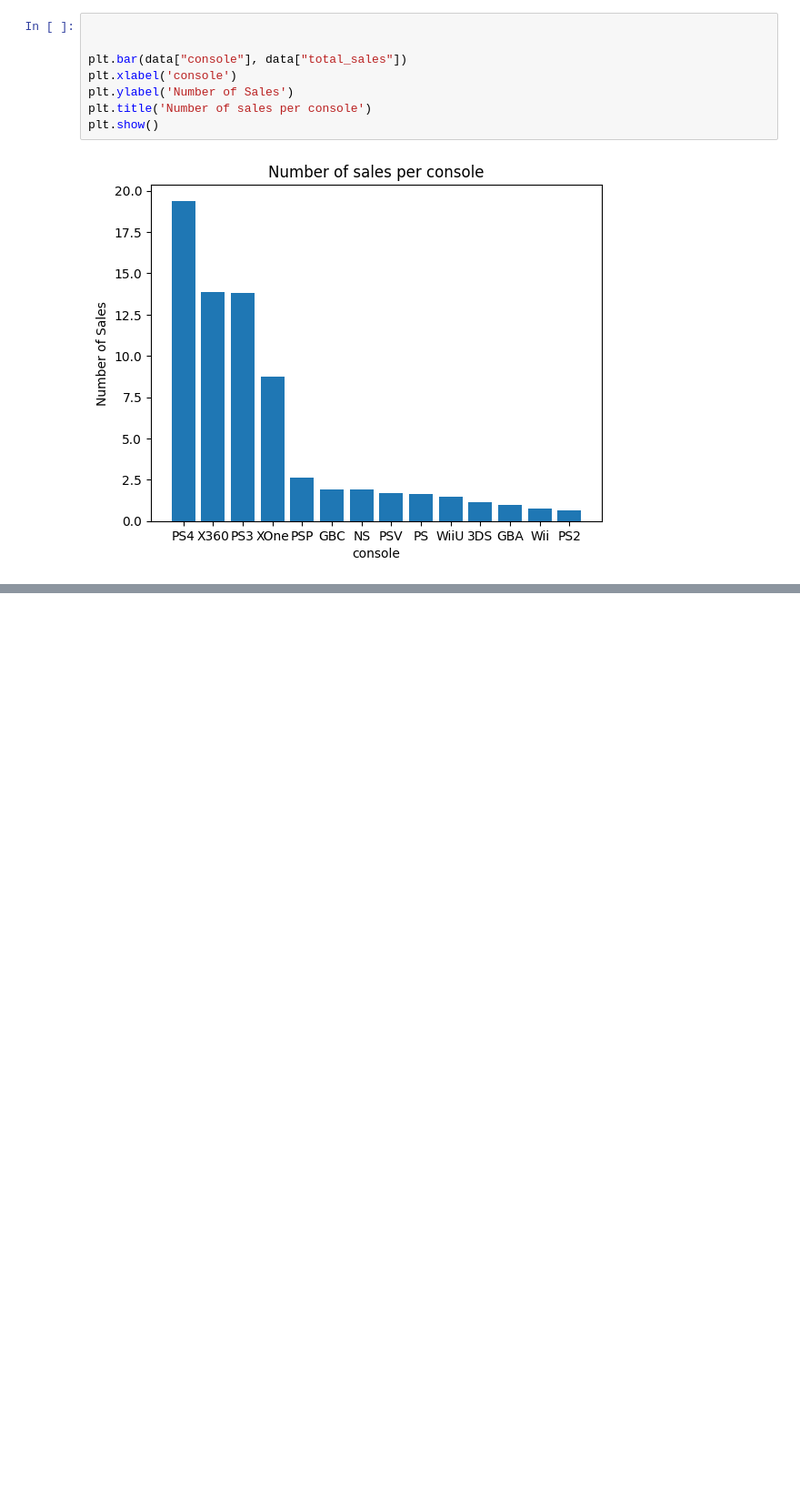
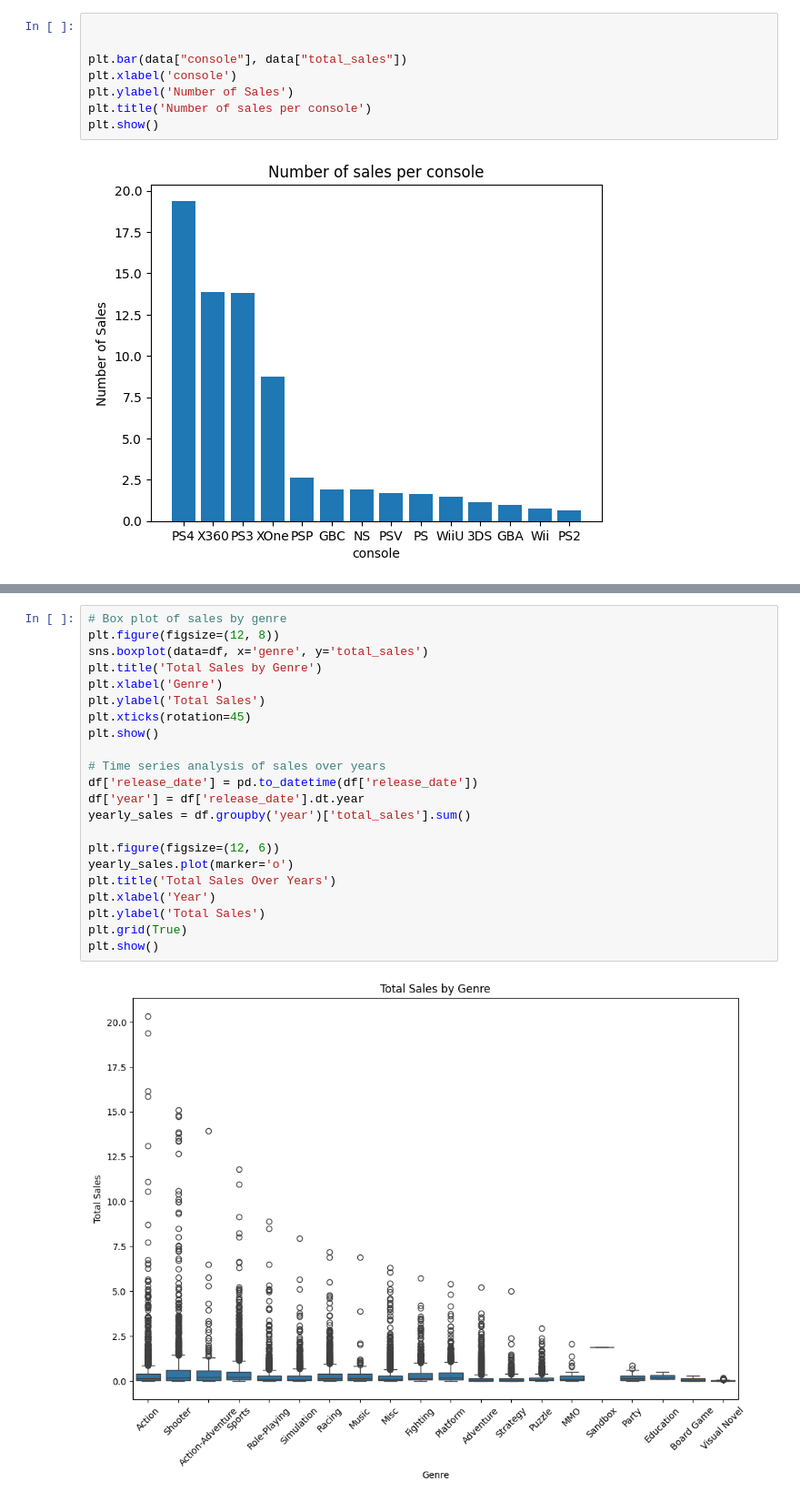
Before and after one commit to johnolawoyin14/game-sales-analysis, a Jupyter notebook: game sales.ipynb, the cells around one changed output, grey strips where cells are left out. Shown: that part at 91% size. Drawn from its saved outputs; the diff is of its cells as text; blank space fills up the shorter version.

```diff
--- a/game sales.ipynb
+++ b/game sales.ipynb
@@ -202,0 +250,24 @@ TypeError: Cannot pass values for both `x` and `y`.
+# %%
+# Box plot of sales by genre
+plt.figure(figsize=(12, 8))
+sns.boxplot(data=df, x='genre', y='total_sales')
+plt.title('Total Sales by Genre')
+plt.xlabel('Genre')
+plt.ylabel('Total Sales')
+plt.xticks(rotation=45)
+plt.show()
+
+# Time series analysis of sales over years
+df['release_date'] = pd.to_datetime(df['release_date'])
+df['year'] = df['release_date'].dt.year
+yearly_sales = df.groupby('year')['total_sales'].sum()
+
+plt.figure(figsize=(12, 6))
+yearly_sales.plot(marker='o')
+plt.title('Total Sales Over Years')
+plt.xlabel('Year')
+plt.ylabel('Total Sales')
+plt.grid(True)
+plt.show()
+# %% [output]
+[figure, added]
```
Also changed, not shown: parts of 12 cells of this notebook.
